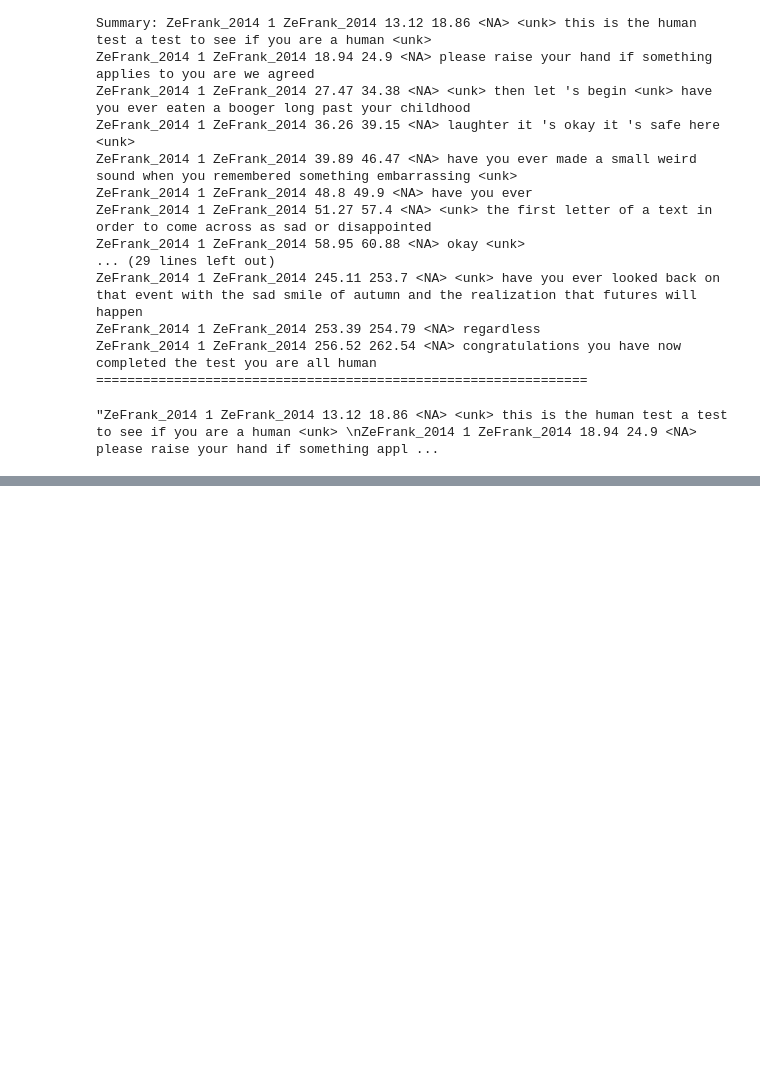
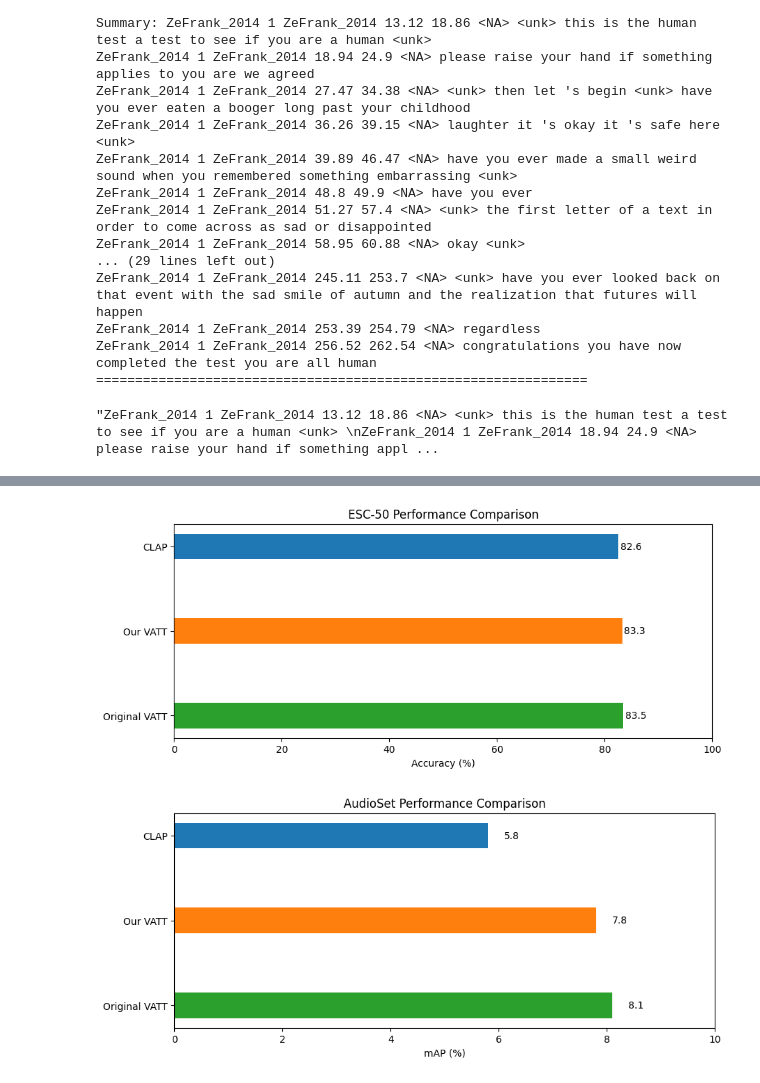
Before and after one commit to CSCI-544-PROJECT/vatt-rebuild-pytorch, a Jupyter notebook: vatt-rebuild-pytorch.ipynb, the cells around one changed output, grey strips where cells are left out. Cells and saved outputs as stored; diff of their text form; code cells hidden in the pictures; blank space fills up the shorter version.

```diff
--- a/vatt-rebuild-pytorch.ipynb
+++ b/vatt-rebuild-pytorch.ipynb
@@ -780,0 +979,18 @@ sample_texts[0]
+# %%
+# Placeholder model components and dataloaders for demonstration
+audio_encoder_vatt = torch.nn.Identity()
+projection_head_vatt = torch.nn.Identity()
+droptoken_vatt = torch.nn.Identity()
+model_components_vatt = (audio_encoder_vatt, projection_head_vatt, droptoken_vatt)
+
+audio_encoder_clap = torch.nn.Identity()
+projection_head_clap = torch.nn.Identity()
+droptoken_clap = torch.nn.Identity()
+model_components_clap = (audio_encoder_clap, projection_head_clap, droptoken_clap)
+
+# Simulated DataLoaders
+dataloader_esc = None  # Replace with actual ESC-50 DataLoader
+dataloader_audio = None  # Replace with actual AudioSet DataLoader
+
+# Run Comparison
+results = compare_models_on_datasets(dataloader_esc, dataloader_audio, model_components_vatt, model_components_clap)
@@ -780,0 +1018,30 @@ sample_texts[0]
+# %%
+import matplotlib.pyplot as plt
+
+# Function to generate a horizontal bar plot
+def plot_horizontal_results(dataset_name, metrics, xlabel):
+    models = list(metrics.keys())
+    values = list(metrics.values())
+
+    plt.figure(figsize=(10, 4))
+    bars = plt.barh(models, values, height=0.3, color=["#1f77b4", "#ff7f0e", "#2ca02c"])
+    plt.title(f"{dataset_name} Performance Comparison")
+    plt.xlabel(xlabel)
+    plt.xlim(0, 100 if dataset_name == "ESC-50" else 10)  # Adjust scale
+
+    # Add value labels to bars
+    for bar in bars:
+        plt.text(bar.get_width() + 0.3, bar.get_y() + bar.get_height() / 2,
+                 f"{bar.get_width():.1f}", va='center', ha='left', fontsize=10)
+
+    plt.gca().invert_yaxis()  # Invert y-axis for better readability
+    plt.show()
+
+# Plot for ESC-50 (Accuracy)
+plot_horizontal_results("ESC-50", results["ESC-50"], "Accuracy (%)")
+
+# Plot for AudioSet (mAP)
+plot_horizontal_results("AudioSet", results["AudioSet"], "mAP (%)")
+# %% [output]
+[figure, added]
+[figure, added]
```
Also changed, not shown: parts of 7 cells of this notebook.
